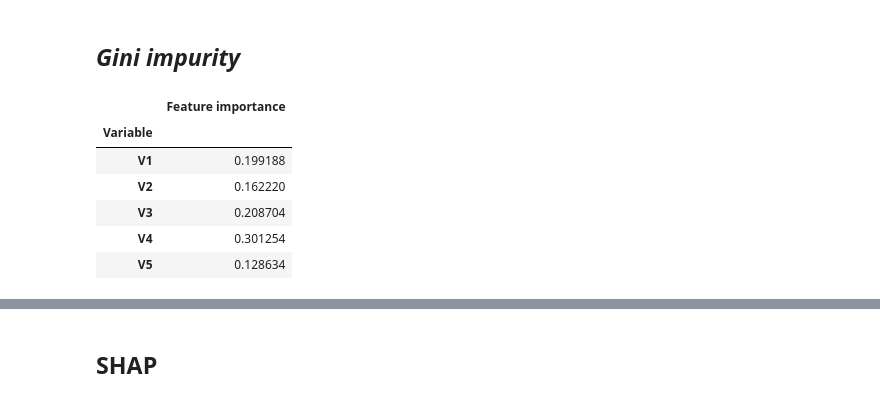
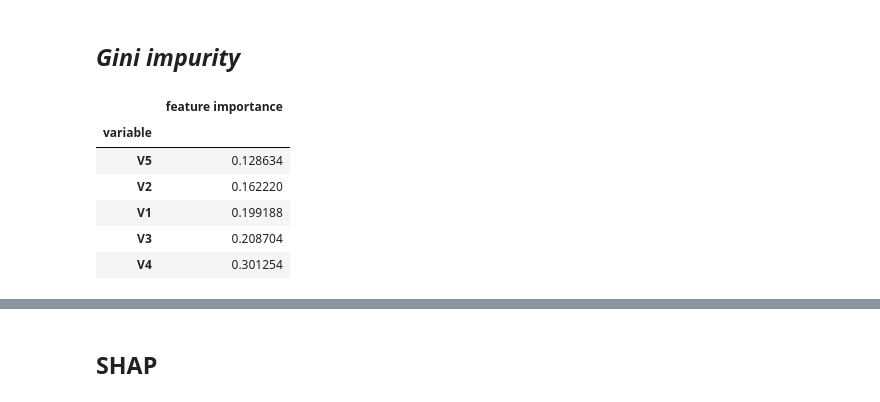
Before and after one commit to mim-uw/eXplainableMachineLearning-2024, a Jupyter notebook: Homeworks/HW6/MateuszSzymanski/MateuszSzymanski.ipynb, the cells around one changed output, grey strips where cells are left out. Drawn from its saved outputs; the diff is of its cells as text; code cells hidden in the pictures.

```diff
--- a/Homeworks/HW6/MateuszSzymanski/MateuszSzymanski.ipynb
+++ b/Homeworks/HW6/MateuszSzymanski/MateuszSzymanski.ipynb
@@ -189,15 +193,15 @@ show_plotly_image(figure)
 ## _Gini impurity_
 # %%
 df_gini = pd.DataFrame({
-    'Variable': columns,
-    'Feature importance': random_forest.feature_importances_
-}).set_index('Variable')
+    'variable': columns,
+    'feature importance': random_forest.feature_importances_
+}).set_index('variable').sort_values('feature importance')
 df_gini
 # %% [output]
-|  | Feature importance |
-| Variable |  |
+|  | feature importance |
+| variable |  |
+| V5 | 0.128634 |
+| V2 | 0.162220 |
 | V1 | 0.199188 |
-| V2 | 0.162220 |
 | V3 | 0.208704 |
 | V4 | 0.301254 |
-| V5 | 0.128634 |
```
Also changed, not shown: parts of 5 cells of this notebook, 1 other file.
